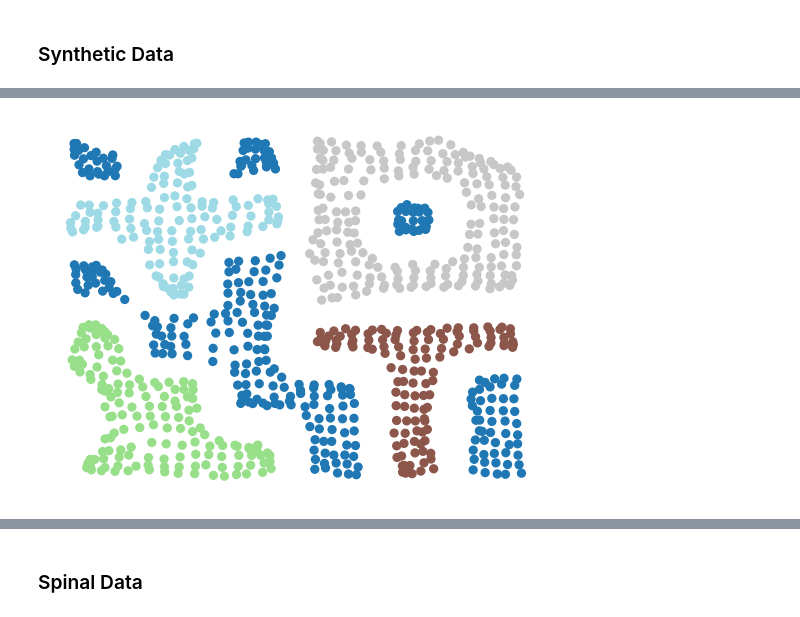
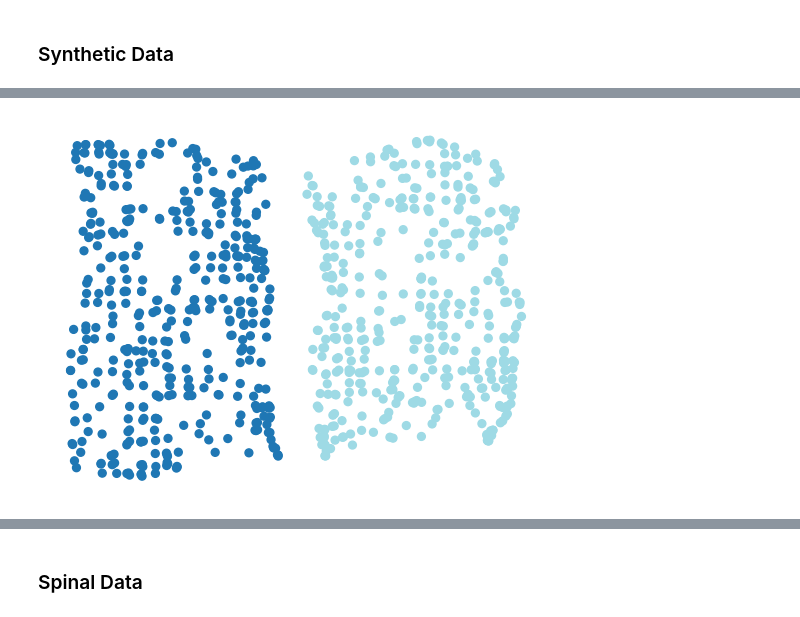
Before and after one commit to craigfouts/NeuralTopicModels, a Jupyter notebook: sandbox.ipynb, the cells around one changed output, grey strips where cells are left out. Saved outputs shown, nothing was run; the diff lists cells and outputs as text; code cells hidden in the pictures.

Commit message:
Generated figures

```diff
--- a/sandbox.ipynb
+++ b/sandbox.ipynb
@@ -12,12 +63,12 @@ clear_output()
 # %%
 N_GENES = 1000
 N_INFORMATIVE = 1000
-N_CELLS = 1
-N_TOPICS = 1
-BLOCKS = sim.GGBLOCKS
-MODE = 'block'
-MIXED = False
+N_CELLS = 450
+N_TOPICS = 2
+BLOCKS = None
+MODE = 'split'
+MIXED = True
 
-X, X_labels = sim.generate_dataset(N_GENES, N_INFORMATIVE, N_CELLS, N_TOPICS, BLOCKS, MODE, MIXED)
-util.visualize_dataset(X, X_labels, size=32, show_ax=False)
+X, X_labels, M_labels = sim.generate_dataset(N_GENES, N_INFORMATIVE, N_CELLS, N_TOPICS, BLOCKS, MODE, MIXED)
+util.visualize_dataset(X, M_labels, size=32, show_ax=False)
 # %% [output]
@@ -25,16 +172,21 @@ util.visualize_dataset(X, X_labels, size=32, show_ax=False)
 # %%
 N_TOPICS = np.unique(X_labels).shape[0]
-N_WORDS = 15
-VOCAB_SIZE = 10
+N_WORDS = 10
+VOCAB_SIZE = 15
 HIDDEN_DIM = (VOCAB_SIZE + N_TOPICS)//2
-N_STEPS = 1000
-LEARNING_RATE = 1e-2
-GP_STEPS = 1000
+N_STEPS = 20000
+LEARNING_RATE = 1e-3
+GP_DIM = 2
+GP_STEPS = 10000
+GP_RATE = 5e-4
+GP_INDUCING = 50
+GP_VARIANCE = 3.
 
 pyro.clear_param_store()
 
-model = models.GPNTM(N_TOPICS, N_WORDS, VOCAB_SIZE, HIDDEN_DIM).fit(X, N_STEPS, LEARNING_RATE, GP_STEPS)
+model = models.GPNTM(N_TOPICS, N_WORDS, VOCAB_SIZE, HIDDEN_DIM).fit(X, N_STEPS, LEARNING_RATE, GP_DIM, GP_STEPS, GP_RATE, GP_INDUCING, GP_VARIANCE)
 Y_labels, score = util.evaluate(X_labels, model.transform().argmax(-1))
-print('Score:', score)
+print('Accuracy:', score)
+print('Rand Index:', rand_score(X_labels, Y_labels))
 util.visualize_dataset(X, Y_labels, size=32, show_ax=False)
 # %% [output]
@@ -43,4 +220,4 @@ Score: 1.0
 # %%
-util.visualize_dataset(model.X_locs_.detach(), X_labels, size=32, show_ax=False)
+util.visualize_dataset(model.X_locs_[:, :].detach(), X_labels, size=32, show_ax=False)
 # %% [output]
-[figure, old version]
+[figure, new version]
```
Also changed, not shown: parts of 29 cells of this notebook, 2 other files.
